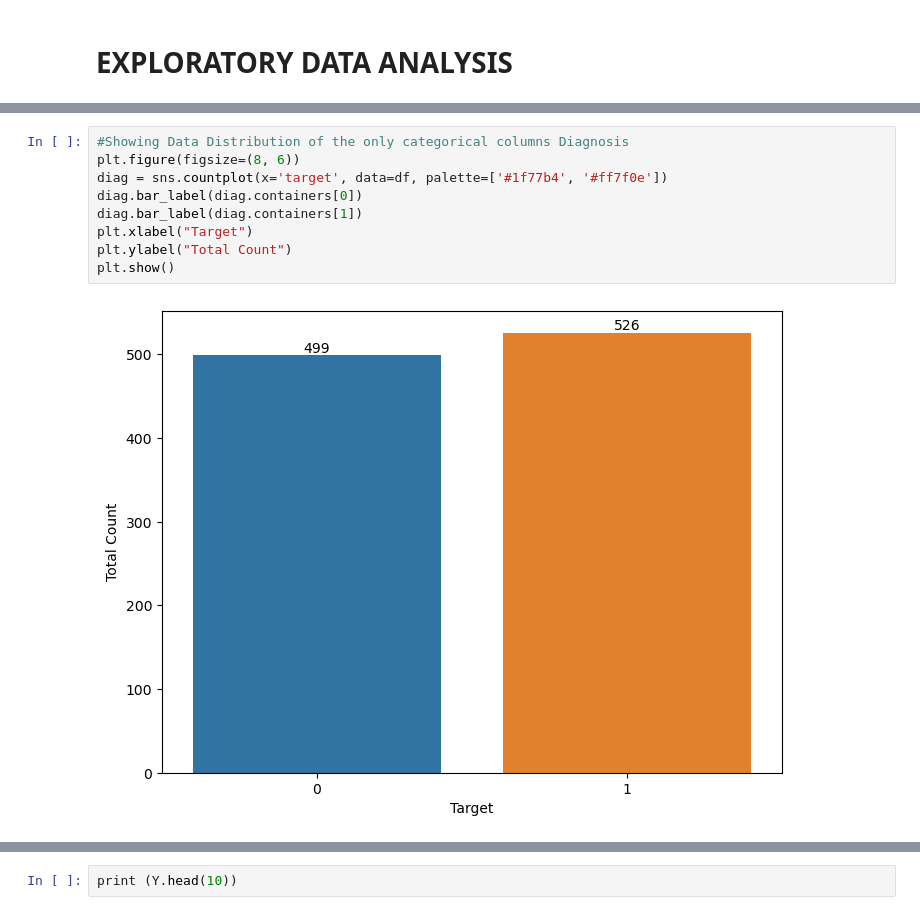
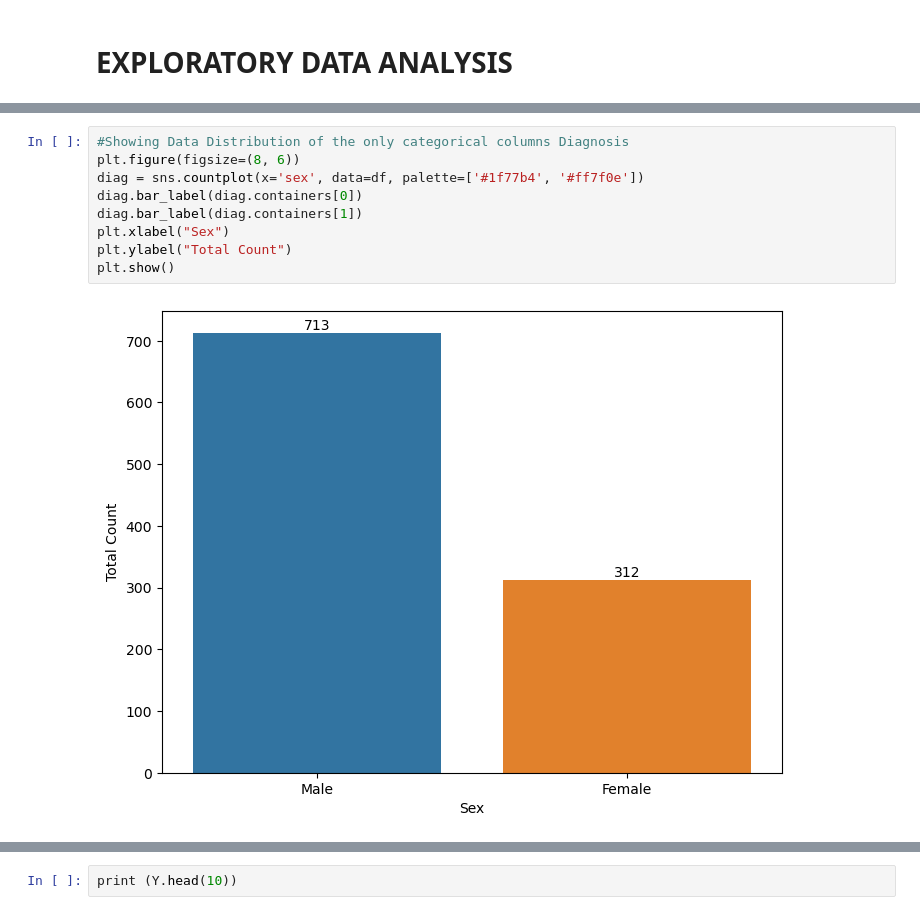
Before and after one commit to iamsermie/AI-Ethics-and-Applications-ICA, a Jupyter notebook: Bias_model_training.ipynb, the cells around one changed output, grey strips where cells are left out. Drawn from its saved outputs; the diff is of its cells as text.

```diff
--- a/Bias_model_training.ipynb
+++ b/Bias_model_training.ipynb
@@ -204,14 +174,14 @@ Percentage of patience without Heart Disease is: : 48.68%
 # %%
 #Showing Data Distribution of the only categorical columns Diagnosis
 plt.figure(figsize=(8, 6))
-diag = sns.countplot(x='target', data=df, palette=['#1f77b4', '#ff7f0e'])
+diag = sns.countplot(x='sex', data=df, palette=['#1f77b4', '#ff7f0e'])
 diag.bar_label(diag.containers[0])
 diag.bar_label(diag.containers[1])
-plt.xlabel("Target")
+plt.xlabel("Sex")
 plt.ylabel("Total Count")
 plt.show()
 # %% [output]
-[figure, old version]
+[figure, new version]
 # %%
 print ("Unique Values in the sex Categories", df["sex"].unique())
 print ("Male and Female Count" , df.sex.value_counts())
```
Also changed, not shown: parts of 45 cells of this notebook, 1 other file.
